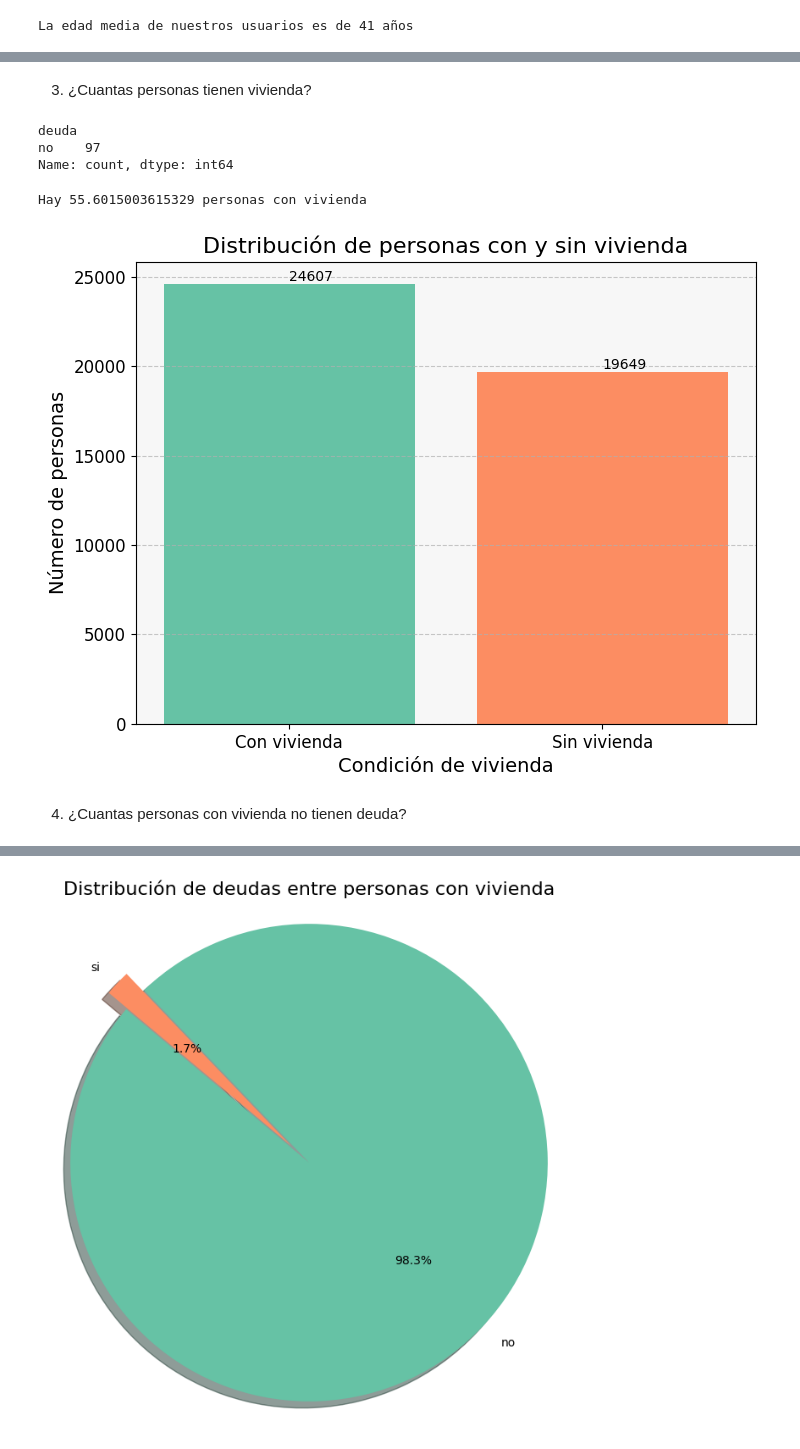
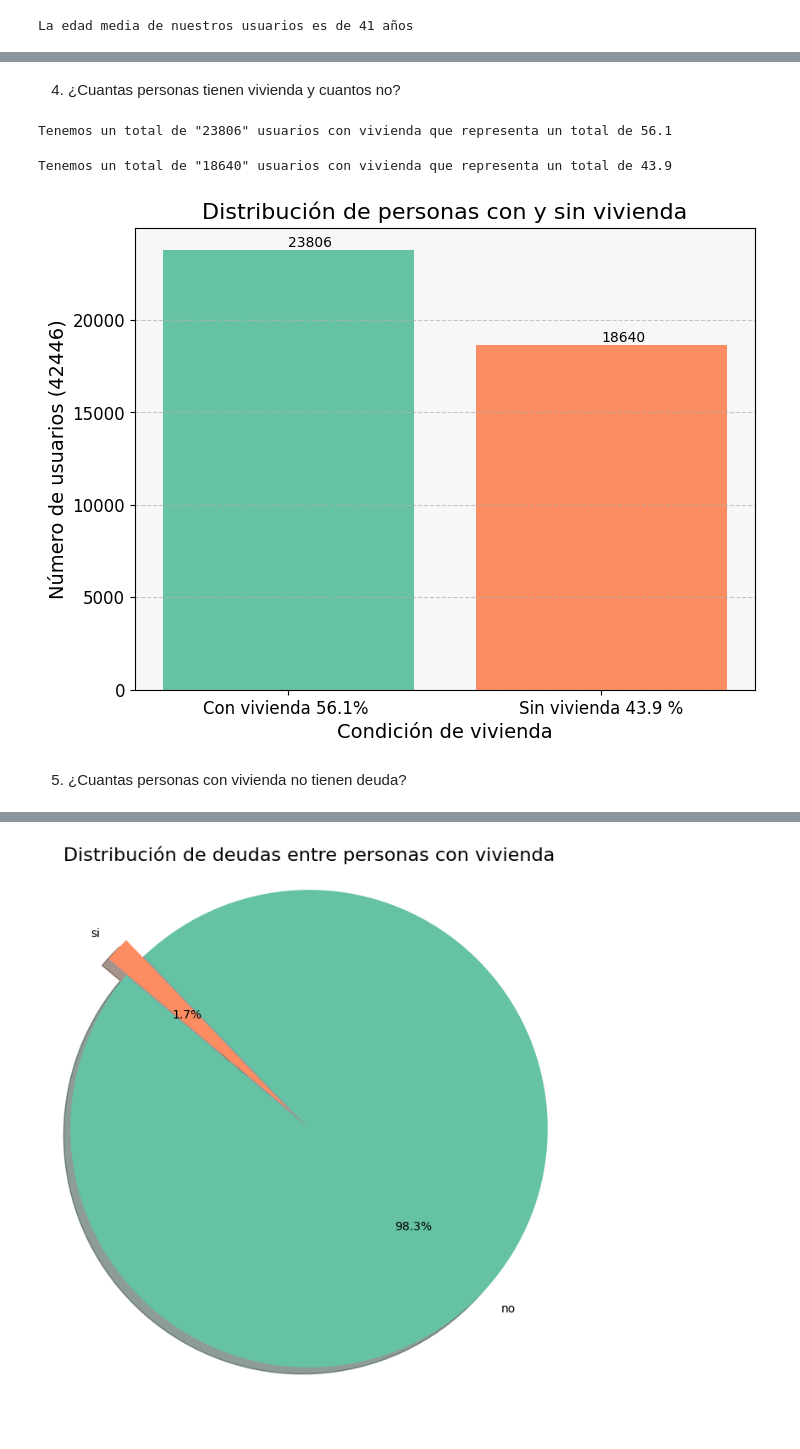
Before and after one commit to guillem-edo/AMACOR_Depositos, a Jupyter notebook: DATA/EDA/EDA.ipynb, the cells around one changed output, grey strips where cells are left out. Cells and saved outputs as stored; diff of their text form; code cells hidden in the pictures.

```diff
--- a/DATA/EDA/EDA.ipynb
+++ b/DATA/EDA/EDA.ipynb
@@ -229,9 +241,2 @@ Name: count, dtype: int64
 # %% [markdown]
-3. ¿Cuantas personas tienen vivienda?
+4. ¿Cuantas personas tienen vivienda y cuantos no?
-# %%
-personas_con_mas_de = (df[df['saldo']>25000])
-personas_con_mas_de['deuda'].value_counts()
-# %% [output]
-deuda
-no    97
-Name: count, dtype: int64
@@ -240,38 +243,47 @@ num_persona_con_vivienda =df[df['vivienda'] == 'si'].shape[0]
-# %%
-per_viv = num_persona_con_vivienda / df.shape[0] * 100
-print(f'Hay {per_viv} personas con vivienda')
-# %% [output]
-Hay 55.6015003615329 personas con vivienda
+# %%
+usuarios_vivienda_si = df[df['vivienda']=="si"] #guardamos un df con los que si tienen vivienda
+num_vivienda_si = len(usuarios_vivienda_si)
+porcentaje_vivienda_si = round((len(usuarios_vivienda_si)/ len(df))*100,1) #calculamos el porcentaje y lo redondeamos
+print (f'Tenemos un total de "{num_vivienda_si}" usuarios con vivienda que representa un total de {porcentaje_vivienda_si}')
+# %% [output]
+Tenemos un total de "23806" usuarios con vivienda que representa un total de 56.1
+# %%
+usuarios_vivienda_no = df[df['vivienda']=="no"] #guardamos un df con los que no tienen vivienda
+num_vivienda_no = len(usuarios_vivienda_no)
+porcentaje_vivienda_no = round((len(usuarios_vivienda_no)/ len(df))*100,1) #calculamos el porcentaje y lo redondeamos
+print (f'Tenemos un total de "{num_vivienda_no}" usuarios con vivienda que representa un total de {porcentaje_vivienda_no}')
+# %% [output]
+Tenemos un total de "18640" usuarios con vivienda que representa un total de 43.9
 # %%
 num_persona_con_vivienda = df[df['vivienda'] == 'si'].shape[0]
 num_persona_sin_vivienda = df[df['vivienda'] == 'no'].shape[0]
 
 # Datos para el gráfico
-labels = ['Con vivienda', 'Sin vivienda']
+labels = ['Con vivienda 56.1% ', 'Sin vivienda 43.9 %']
 datos = [num_persona_con_vivienda, num_persona_sin_vivienda]
 colors = ['#66c2a5', '#fc8d62']  # Colores más llamativos
 
 # Crear el gráfico de barras con un estilo más bonito
 plt.figure(figsize=(8, 6))  # Ajustar el tamaño del gráfico
 bars = plt.bar(labels, datos, color=colors)
 
 # Agregar etiquetas en cada barra
 for bar in bars:
     yval = bar.get_height()
     plt.text(bar.get_x() + bar.get_width()/2, yval + 0.1, round(yval, 2), va='bottom')
 
 plt.title('Distribución de personas con y sin vivienda', fontsize=16)
 plt.xlabel('Condición de vivienda', fontsize=14)
-plt.ylabel('Número de personas', fontsize=14)
+plt.ylabel('Número de usuarios (42446)', fontsize=14)
 plt.xticks(fontsize=12)
 plt.yticks(fontsize=12)
 plt.grid(axis='y', linestyle='--', alpha=0.7)  # Agregar rejilla para mejor visualización
 
 # Personalizar el fondo del gráfico
 plt.gca().set_facecolor('#f7f7f7')
 
 plt.show()
 # %% [output]
-[figure, old version]
+[figure, new version]
 # %% [markdown]
-4. ¿Cuantas personas con vivienda no tienen deuda?
+5. ¿Cuantas personas con vivienda no tienen deuda?
```
Also changed, not shown: parts of 15 cells of this notebook.
